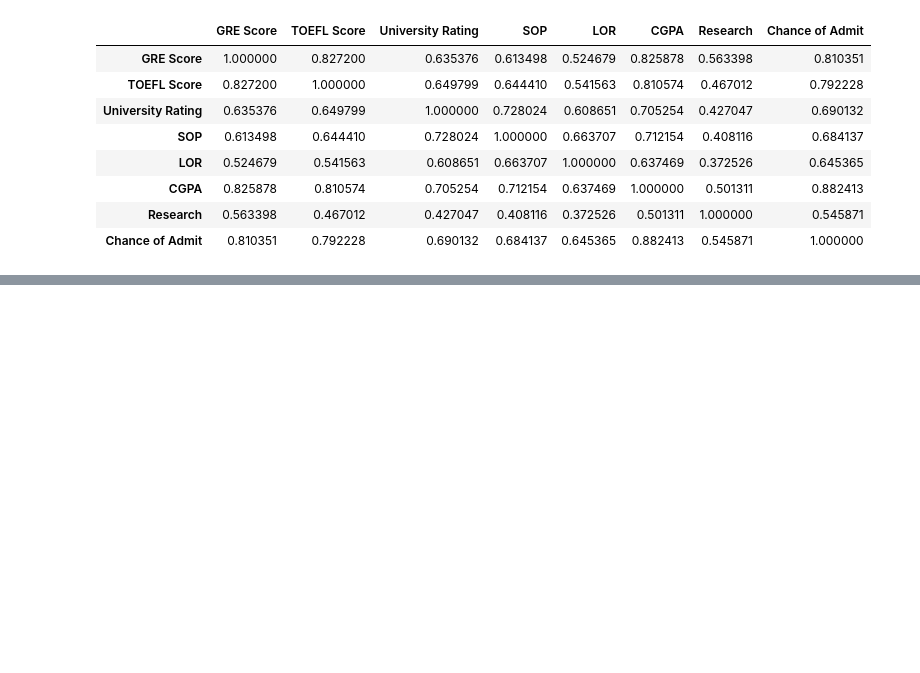
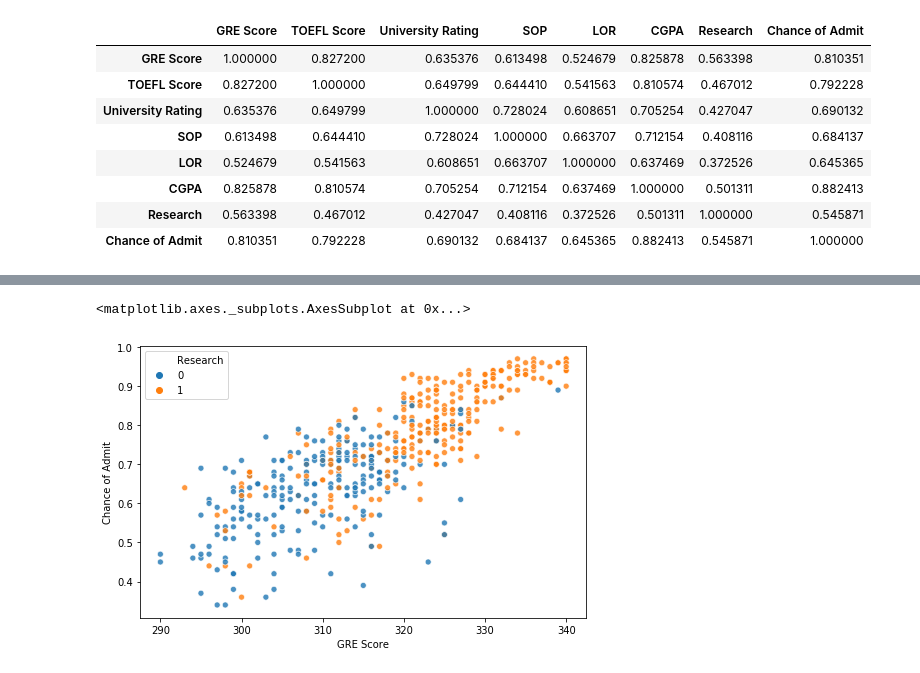
Before and after one commit to vauxgomes/python-kaggle-graduate-admissions, a Jupyter notebook: notebook/main.ipynb, the cells around one changed output, grey strips where cells are left out. Saved outputs shown, nothing was run; the diff lists cells and outputs as text; code cells hidden in the pictures; blank space fills up the shorter version.

```diff
--- a/notebook/main.ipynb
+++ b/notebook/main.ipynb
@@ -82,0 +103,6 @@ df.corr()
+# %%
+plt.figure(figsize=(8,5))
+sns.scatterplot(x="GRE Score", y="Chance of Admit", data=df, hue="Research", alpha=0.8)
+# %% [output]
+<matplotlib.axes._subplots.AxesSubplot at 0x...>
+[figure, added]
```
Also changed, not shown: parts of 18 cells of this notebook.
